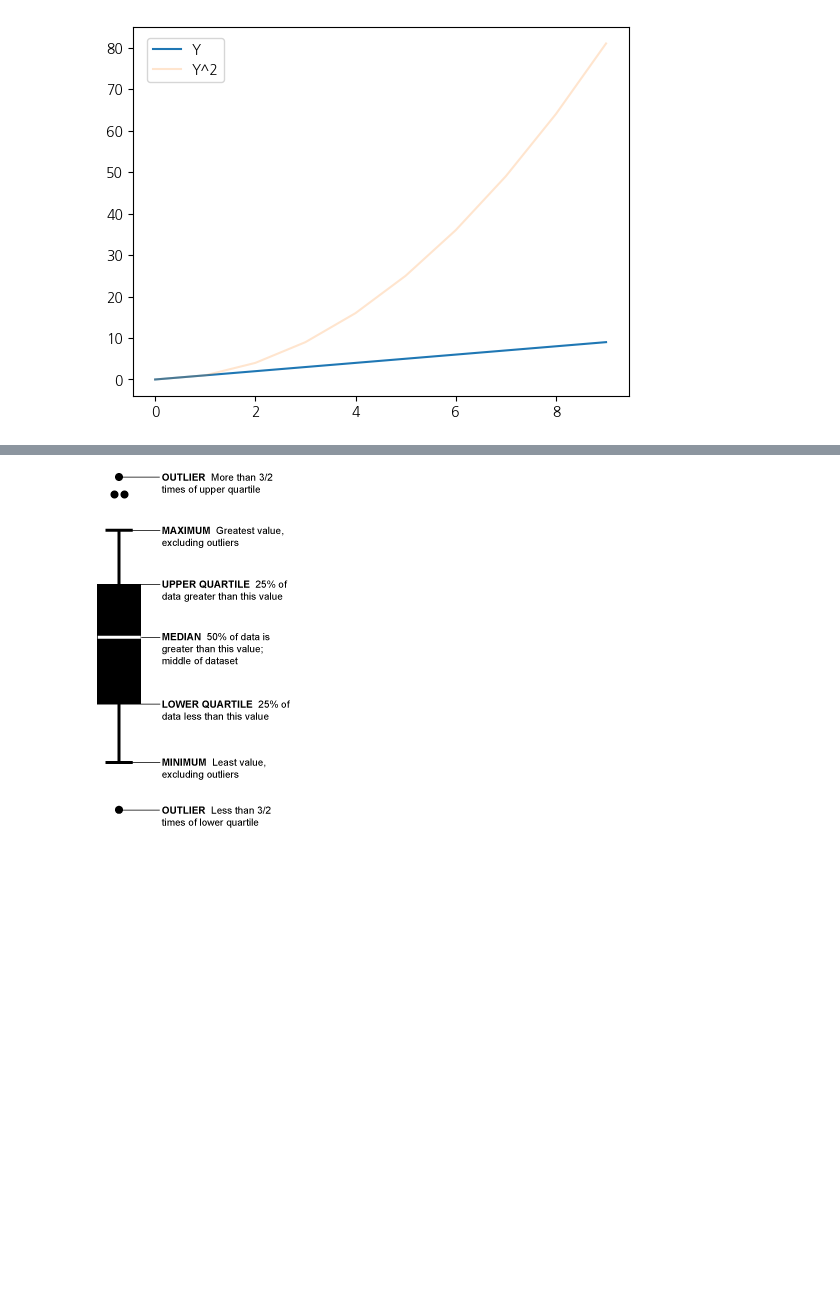
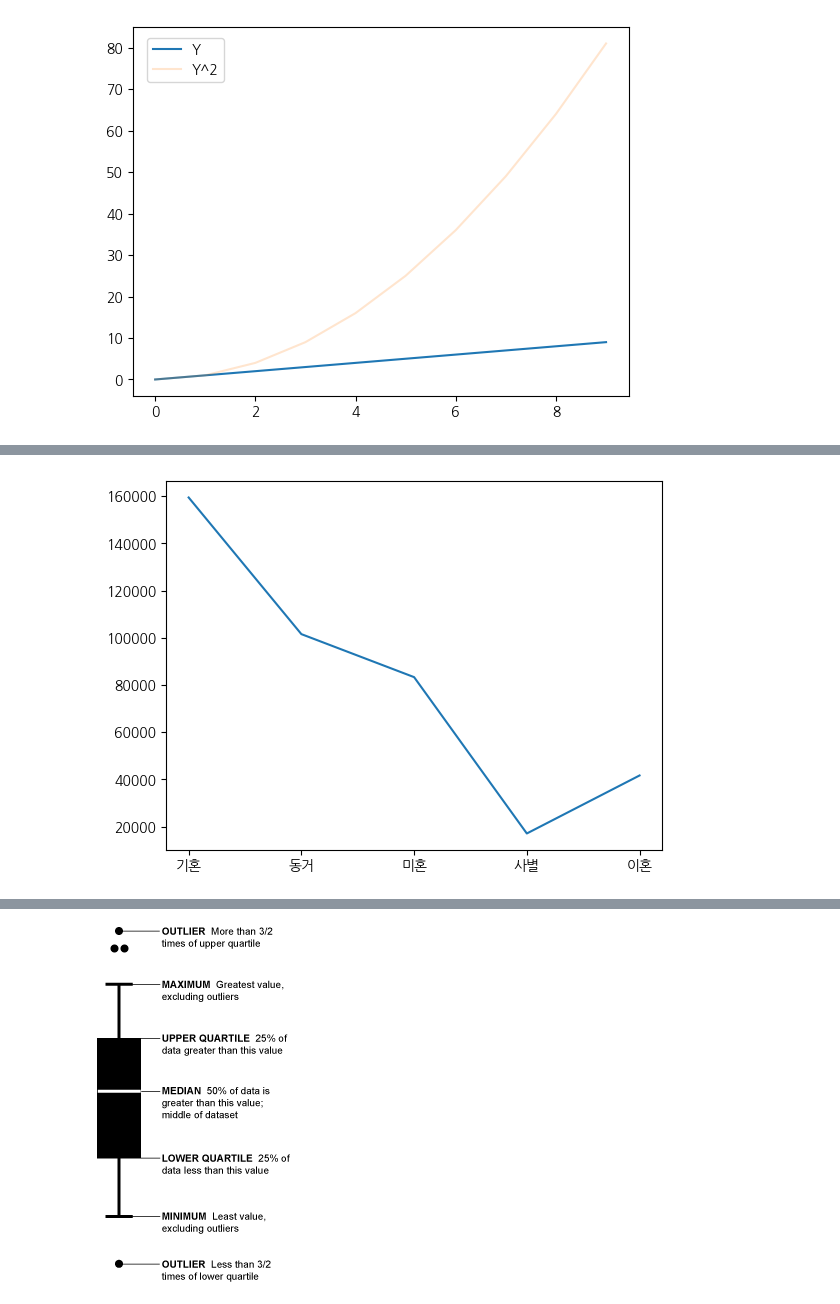
Before and after one commit to koeyhi/TheDaters, a Jupyter notebook: 05_data_visualization/01. matplotlib.ipynb, the cells around one changed output, grey strips where cells are left out. Cells and saved outputs as stored; diff of their text form; code cells hidden in the pictures; blank space fills up the shorter version.

```diff
--- a/05_data_visualization/01. matplotlib.ipynb
+++ b/05_data_visualization/01. matplotlib.ipynb
@@ -280,0 +354,8 @@ plt.show()
+# %%
+# 결혼 여부에 따른 고객 와인 구매 금액
+tmp = df.groupby("고객_결혼여부")["고객_와인_구매금액"].sum()
+fig, ax = plt.subplots()
+ax.plot(tmp.index, tmp)
+plt.show()
+# %% [output]
+[figure, added]
```
Also changed, not shown: parts of 41 cells of this notebook, 8 other files.
